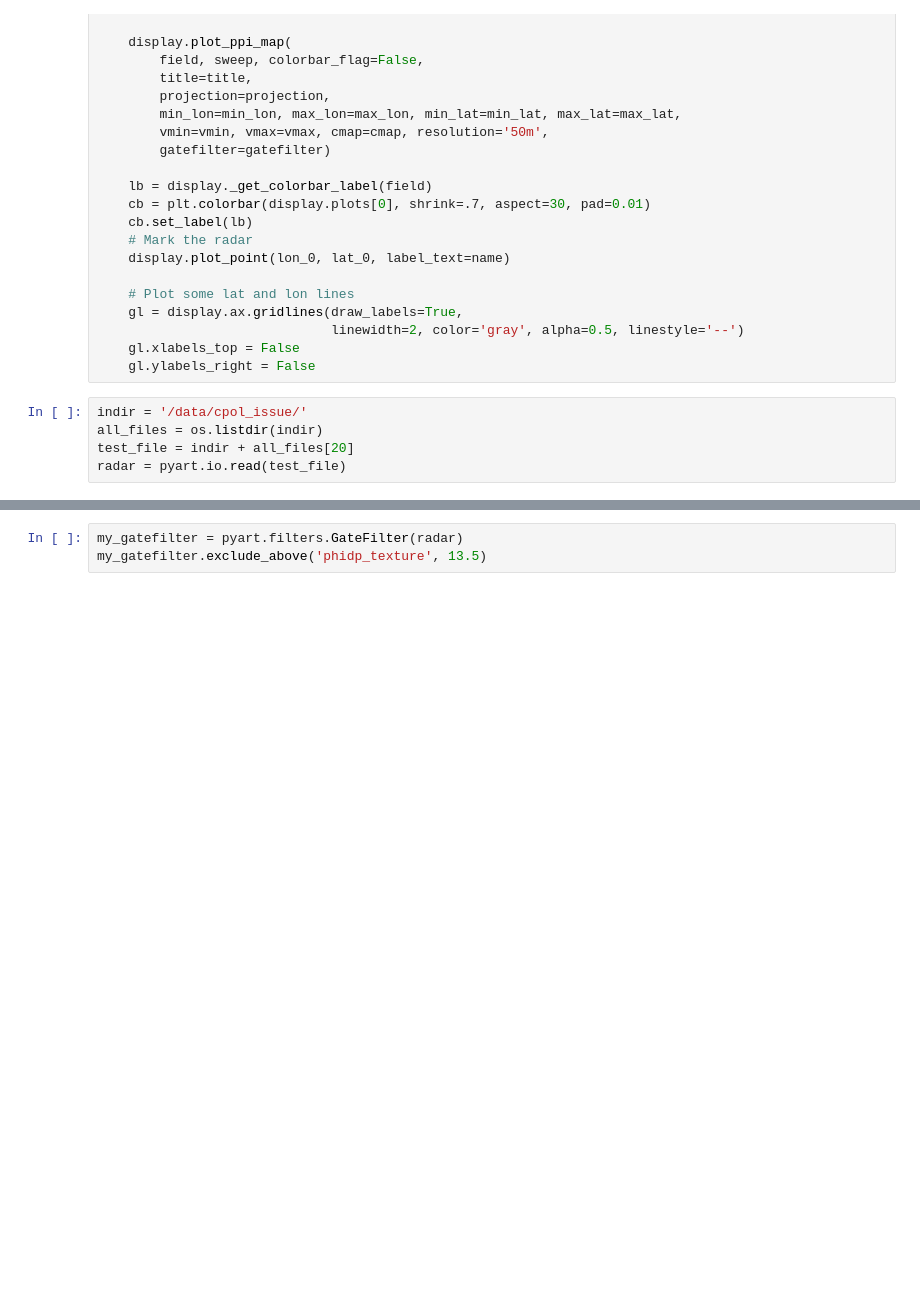
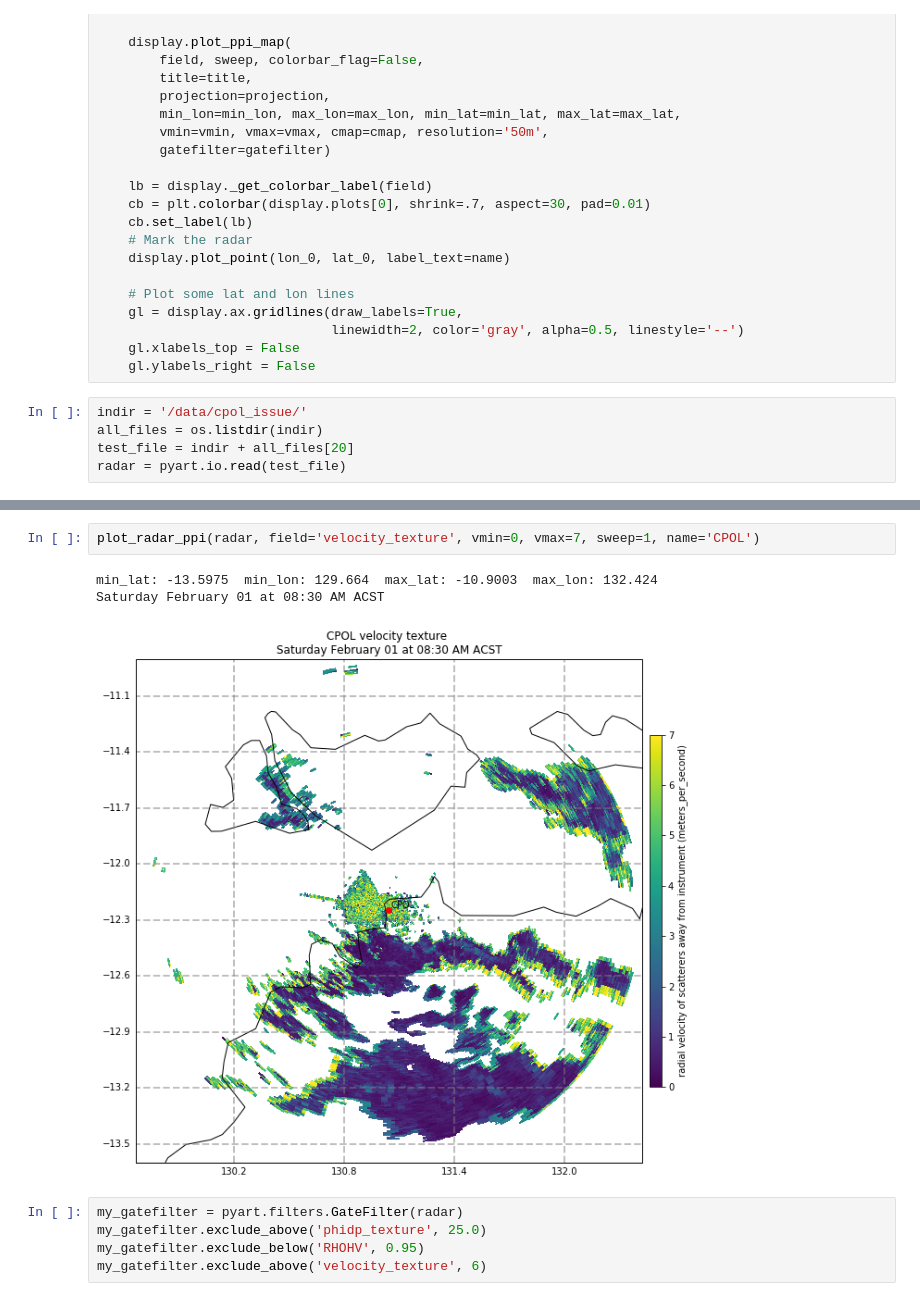
Before and after one commit to scollis/bom_visit_2017, a Jupyter notebook: notebooks/LP Breakout.ipynb, the cells around one changed output, grey strips where cells are left out. Drawn from its saved outputs; the diff is of its cells as text; blank space fills up the shorter version.

```diff
--- a/notebooks/LP Breakout.ipynb
+++ b/notebooks/LP Breakout.ipynb
@@ -919,6 +967,14 @@ Saturday February 01 at 08:30 AM ACST
+# %%
+plot_radar_ppi(radar, field='velocity_texture', vmin=0, vmax=7, sweep=1, name='CPOL')
+# %% [output]
+min_lat: -13.5975  min_lon: 129.664  max_lat: -10.9003  max_lon: 132.424
+Saturday February 01 at 08:30 AM ACST
+[figure, added]
 # %%
 my_gatefilter = pyart.filters.GateFilter(radar)
-my_gatefilter.exclude_above('phidp_texture', 13.5)
+my_gatefilter.exclude_above('phidp_texture', 25.0)
+my_gatefilter.exclude_below('RHOHV', 0.95)
+my_gatefilter.exclude_above('velocity_texture', 6)
 # %%
 plot_radar_ppi(radar, field='PHIDP', vmin=-180, vmax=0, gatefilter=my_gatefilter, sweep=1, name='CPOL')
 # %% [output]
```
Also changed, not shown: parts of 23 cells of this notebook.
